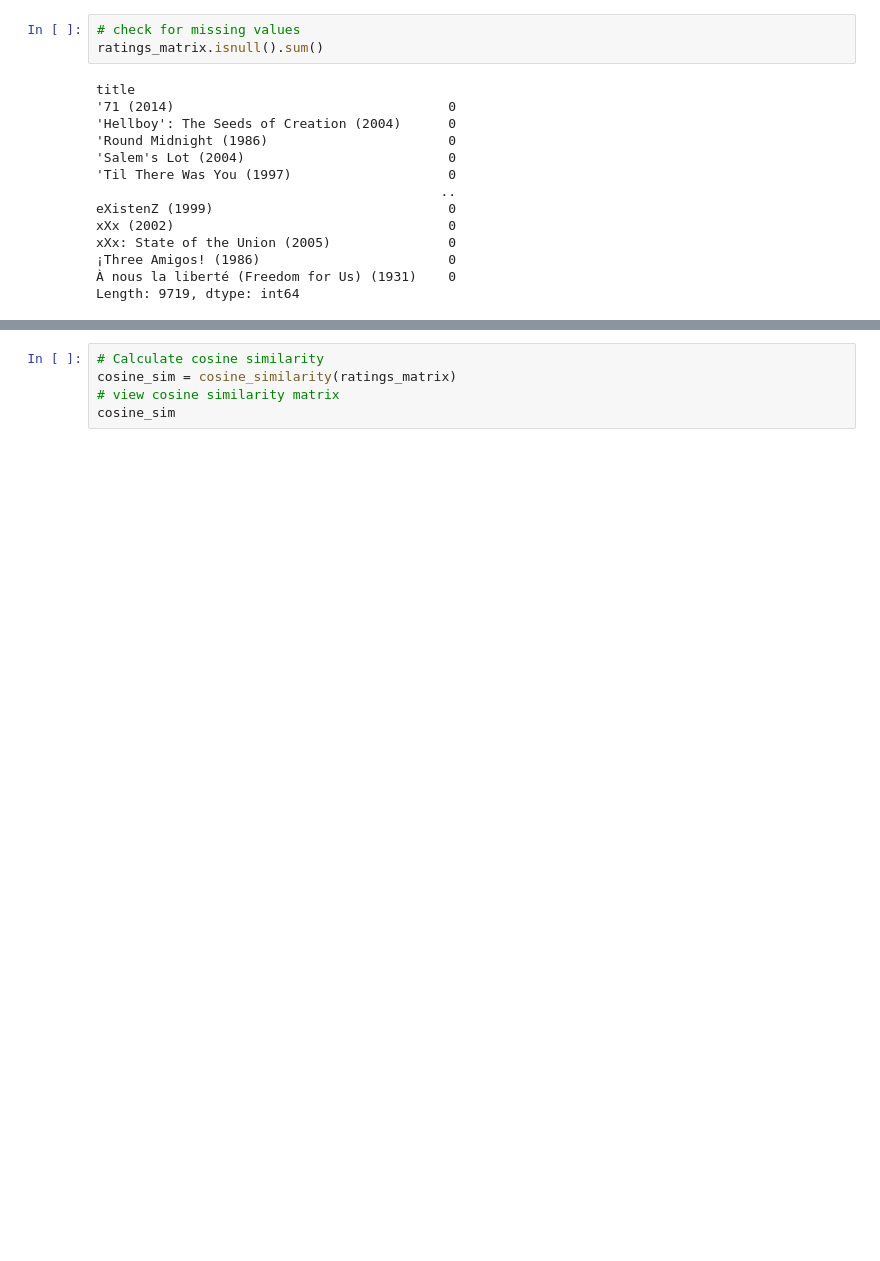
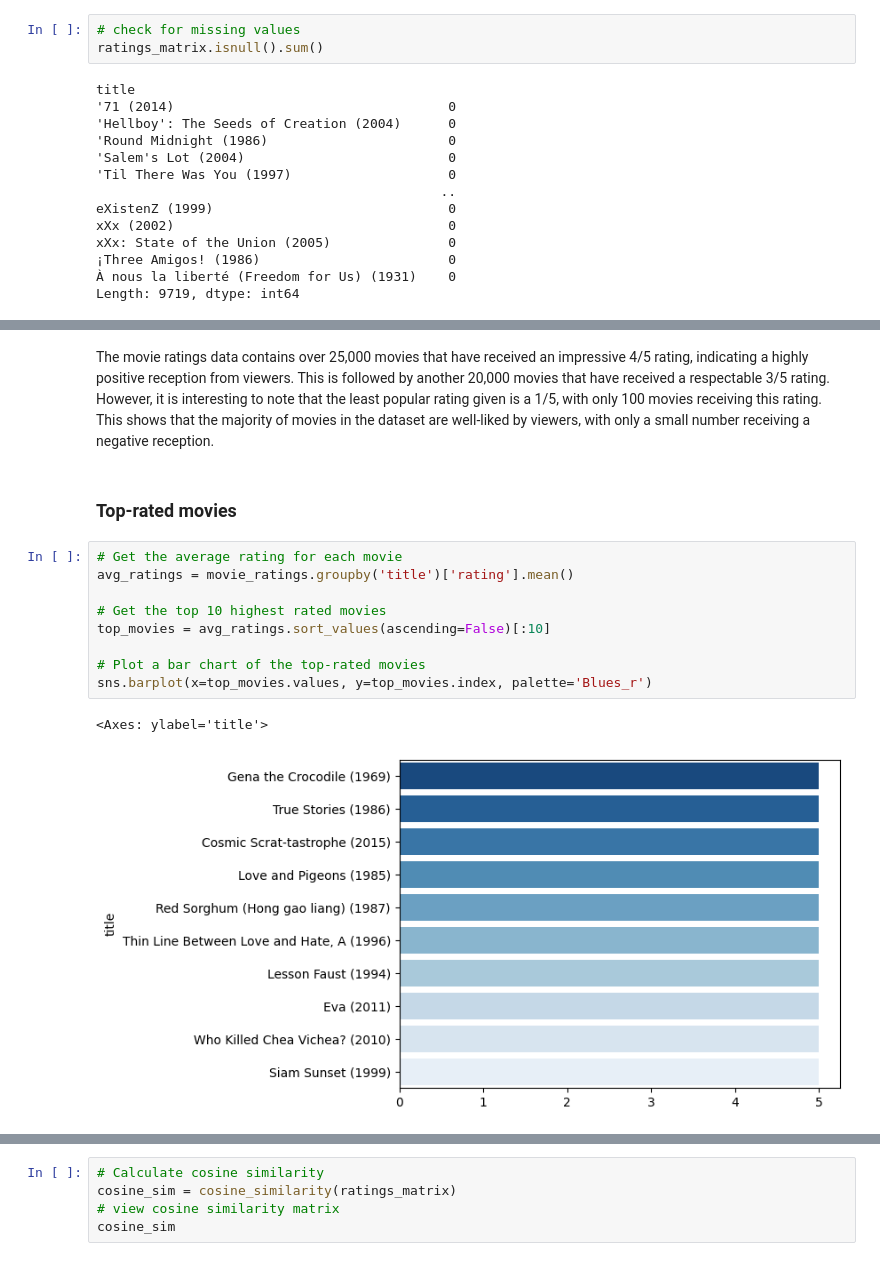
Before and after one commit to Eben-Success/AI_final_project, a Jupyter notebook: analysis.ipynb, the cells around one changed output, grey strips where cells are left out. Drawn from its saved outputs; the diff is of its cells as text; blank space fills up the shorter version.

```diff
--- a/analysis.ipynb
+++ b/analysis.ipynb
@@ -92,0 +104,16 @@ Length: 9719, dtype: int64
+# %% [markdown]
+The movie ratings data contains over 25,000 movies that have received an impressive 4/5 rating, indicating a highly positive reception from viewers. This is followed by another 20,000 movies that have received a respectable 3/5 rating. However, it is interesting to note that the least popular rating given is a 1/5, with only 100 movies receiving this rating. This shows that the majority of movies in the dataset are well-liked by viewers, with only a small number receiving a negative reception.
+# %% [markdown]
+### Top-rated movies
+# %%
+# Get the average rating for each movie
+avg_ratings = movie_ratings.groupby('title')['rating'].mean()
+
+# Get the top 10 highest rated movies
+top_movies = avg_ratings.sort_values(ascending=False)[:10]
+
+# Plot a bar chart of the top-rated movies
+sns.barplot(x=top_movies.values, y=top_movies.index, palette='Blues_r')
+# %% [output]
+<Axes: ylabel='title'>
+[figure, added]
```
Also changed, not shown: parts of 11 cells of this notebook.
